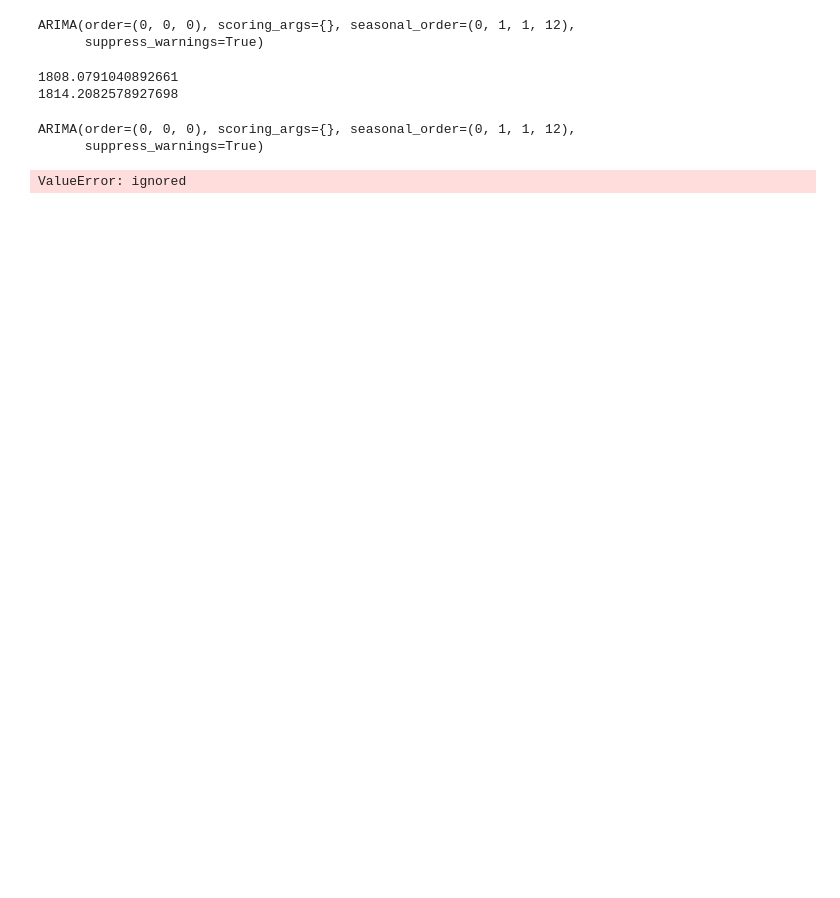
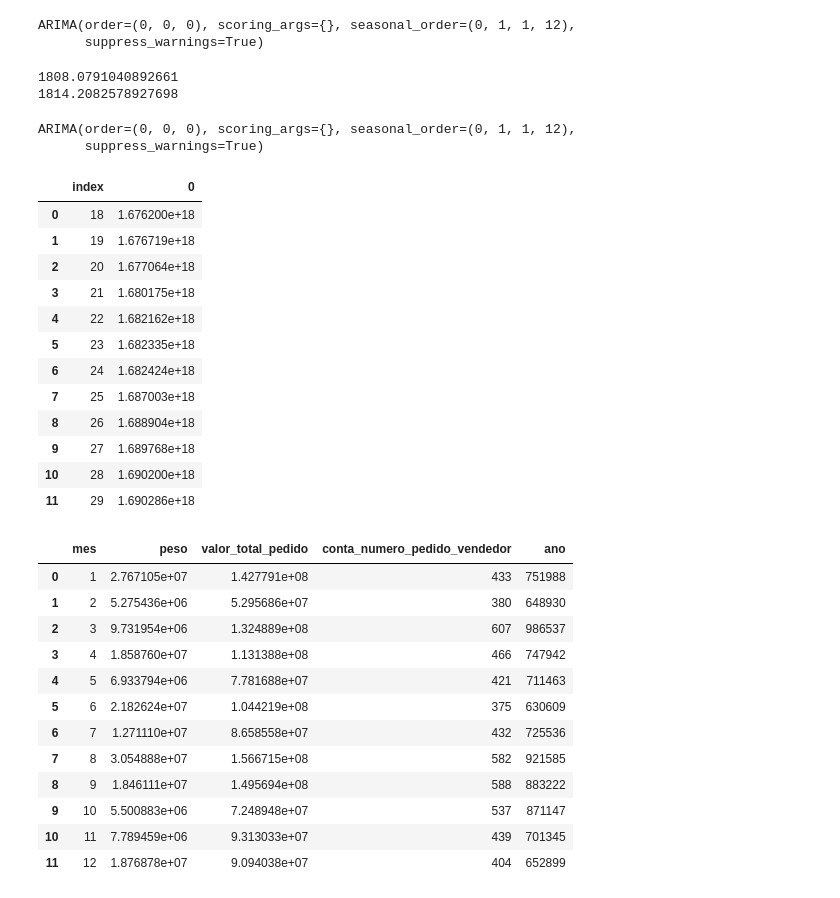
Before and after one commit to roliveira15/Data_Science_Sales_Forecast, a Jupyter notebook: Sales_Forecast.ipynb, the cells around one changed output. Drawn from its saved outputs; the diff is of its cells as text; code cells hidden in the pictures; blank space fills up the shorter version.

```diff
--- a/Sales_Forecast.ipynb
+++ b/Sales_Forecast.ipynb
@@ -253,14 +254,45 @@ print(stepwise.bic())
 1808.0791040892661
 1814.2082578927698
 # %%
-PPtreino = groupStructures['valor_total_pedido'].loc[(groupStructures['grupo_gerencial_produto'] == 'PORTA PALLET') & (groupStructures['data'] >= '2020-01-01') & (groupStructures['data'] < '2023-01-01') & (groupStructures['regiao'] == 'Norte')]
-PPtest = groupStructures['valor_total_pedido'].loc[(groupStructures['grupo_gerencial_produto'] == 'PORTA PALLET') & (groupStructures['data'] >= '2023-01-01') & (groupStructures['data'] < '2023-05-01') & (groupStructures['regiao'] == 'Norte')]
+PPtreino = groupStructures[['valor_total_pedido','data']].loc[(groupStructures['grupo_gerencial_produto'] == 'PORTA PALLET') & (groupStructures['data'] >= '2020-01-01') & (groupStructures['data'] < '2022-01-01') & (groupStructures['regiao'] == 'Norte')]
+PPtest = groupStructures[['valor_total_pedido','data','mes']].loc[(groupStructures['grupo_gerencial_produto'] == 'PORTA PALLET') & (groupStructures['data'] >= '2022-01-01') & (groupStructures['data'] < '2023-01-01') & (groupStructures['regiao'] == 'Norte')]
 # %%
-stepwise.fit(PPtest)
+stepwise.fit(PPtest['data'])
 # %% [output]
 ARIMA(order=(0, 0, 0), scoring_args={}, seasonal_order=(0, 1, 1, 12),
       suppress_warnings=True)
-# %%
-previsao = stepwise.predict(n_periods=36)
-# %% [output]
-ValueError: ignored
+# %%
+previsao = stepwise.predict(n_periods=12)
+
+display(previsao.reset_index())
+
+tesstee = df.groupby(['mes']).sum().reset_index()
+tesstee
+#PPtest[['mes','valor_total_pedido']].reset_index()
+# %% [output]
+|  | index | 0 |
+| 0 | 18 | 1.676200e+18 |
+| 1 | 19 | 1.676719e+18 |
+| 2 | 20 | 1.677064e+18 |
+| 3 | 21 | 1.680175e+18 |
+| 4 | 22 | 1.682162e+18 |
+| 5 | 23 | 1.682335e+18 |
+| 6 | 24 | 1.682424e+18 |
+| 7 | 25 | 1.687003e+18 |
+| 8 | 26 | 1.688904e+18 |
+| 9 | 27 | 1.689768e+18 |
+| 10 | 28 | 1.690200e+18 |
+| 11 | 29 | 1.690286e+18 |
+|  | mes | peso | valor_total_pedido | conta_numero_pedido_vendedor | ano |
+| 0 | 1 | 2.767105e+07 | 1.427791e+08 | 433 | 751988 |
+| 1 | 2 | 5.275436e+06 | 5.295686e+07 | 380 | 648930 |
+| 2 | 3 | 9.731954e+06 | 1.324889e+08 | 607 | 986537 |
+| 3 | 4 | 1.858760e+07 | 1.131388e+08 | 466 | 747942 |
+| 4 | 5 | 6.933794e+06 | 7.781688e+07 | 421 | 711463 |
+| 5 | 6 | 2.182624e+07 | 1.044219e+08 | 375 | 630609 |
+| 6 | 7 | 1.271110e+07 | 8.658558e+07 | 432 | 725536 |
+| 7 | 8 | 3.054888e+07 | 1.566715e+08 | 582 | 921585 |
+| 8 | 9 | 1.846111e+07 | 1.495694e+08 | 588 | 883222 |
+| 9 | 10 | 5.500883e+06 | 7.248948e+07 | 537 | 871147 |
+| 10 | 11 | 7.789459e+06 | 9.313033e+07 | 439 | 701345 |
+| 11 | 12 | 1.876878e+07 | 9.094038e+07 | 404 | 652899 |
```
Also changed, not shown: parts of 5 cells of this notebook.
